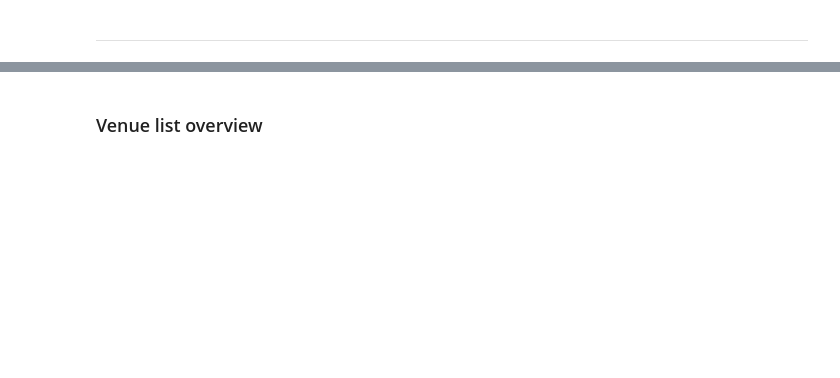
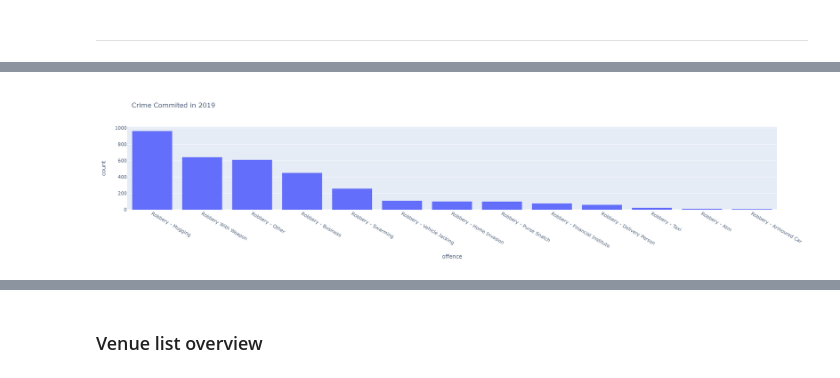
Before and after one commit to ZackTack/Coursera_Capstone, a Jupyter notebook: Toronto_Restaurant_Location.ipynb, the cells around one changed output, grey strips where cells are left out. Saved outputs shown, nothing was run; the diff lists cells and outputs as text; code cells hidden in the pictures; blank space fills up the shorter version.

```diff
--- a/Toronto_Restaurant_Location.ipynb
+++ b/Toronto_Restaurant_Location.ipynb
@@ -191,0 +192,5 @@ venues = getNearbyVenues(names=df_combine['Neighborhood'],latitudes=df_combine.L
+# %%
+robbery_crime = pd.read_csv("Robbery_2014_to_2019.csv")
+robbery_crime = robbery_crime[robbery_crime.reportedyear == 2019]
+robbery_crime.Neighbourhood = robbery_crime.Neighbourhood.apply(lambda x: re.search(r'[a-zA-Z -]+',x)[0].rstrip())
+robbery_crime.head()
@@ -191,0 +205,4 @@ venues = getNearbyVenues(names=df_combine['Neighborhood'],latitudes=df_combine.L
+# %%
+px.histogram(data_frame=robbery_crime,x='offence',title='Crime Commited in 2019').update_xaxes(categoryorder='total descending')
+# %% [output]
+[figure, added]
```
Also changed, not shown: parts of 109 cells of this notebook, 6 other files.
